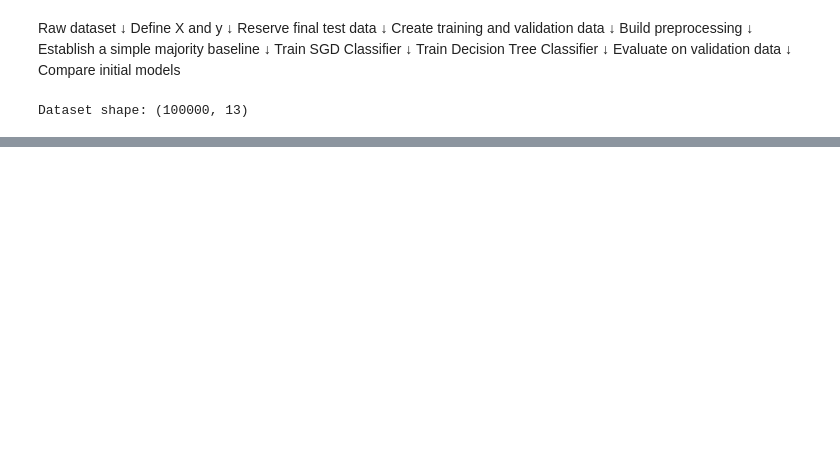
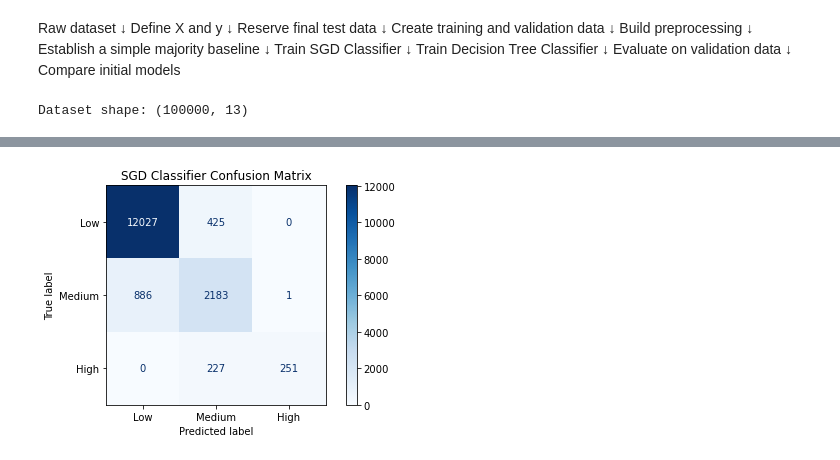
Before and after one commit to janithTG/AI-Group-Project-UW, a Jupyter notebook: notebooks/03_preprocessing_and_baseline_models.ipynb, the cells around one changed output, grey strips where cells are left out. Drawn from its saved outputs; the diff is of its cells as text; code cells hidden in the pictures; blank space fills up the shorter version.

Commit message:
preprocessing data and creating sgd pipeline and predictions

```diff
--- a/notebooks/03_preprocessing_and_baseline_models.ipynb
+++ b/notebooks/03_preprocessing_and_baseline_models.ipynb
@@ -77,0 +407,20 @@ Dataset shape: (100000, 13)
+# %%
+sgd_predictions = sgd_pipeline.predict(
+    X_validation
+)
+
+print(
+    "First 10 predictions:"
+)
+
+print(
+    sgd_predictions[:10]
+)
+
+print(
+    "\nFirst 10 actual values:"
+)
+
+print(
+    y_validation.iloc[:10].values
+)
@@ -77,0 +517,30 @@ Dataset shape: (100000, 13)
+# %%
+class_order = [
+    "Low",
+    "Medium",
+    "High"
+]
+
+ConfusionMatrixDisplay.from_predictions(
+    y_validation,
+    sgd_predictions,
+    labels=class_order,
+    cmap="Blues"
+)
+
+plt.title(
+    "SGD Classifier Confusion Matrix"
+)
+
+plt.tight_layout()
+
+plt.savefig(
+    figures_dir
+    / "sgd_confusion_matrix.png",
+    dpi=300,
+    bbox_inches="tight"
+)
+
+plt.show()
+# %% [output]
+[figure, added]
```
Also changed, not shown: parts of 17 cells of this notebook, 1 other file.
